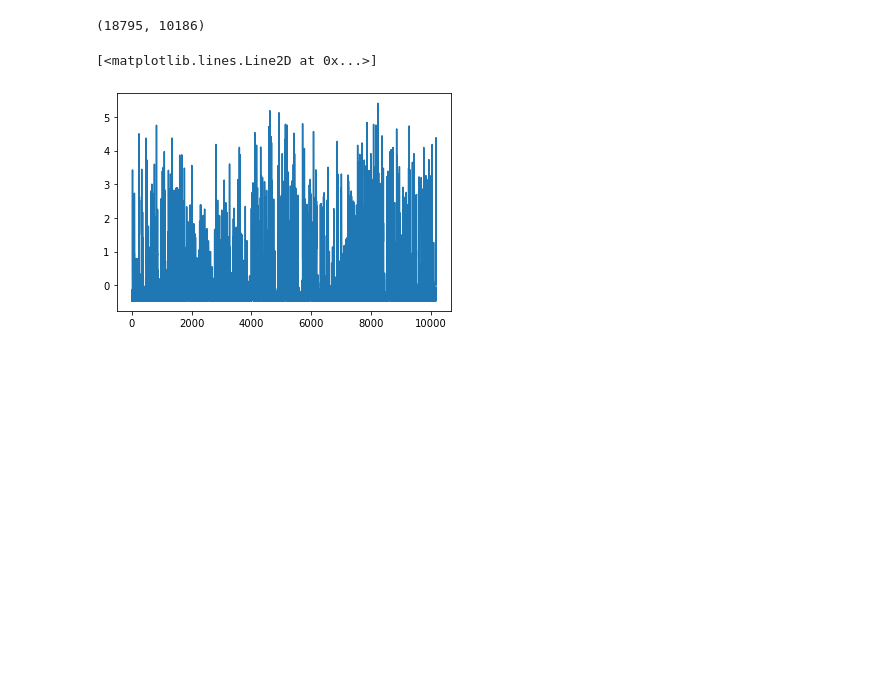
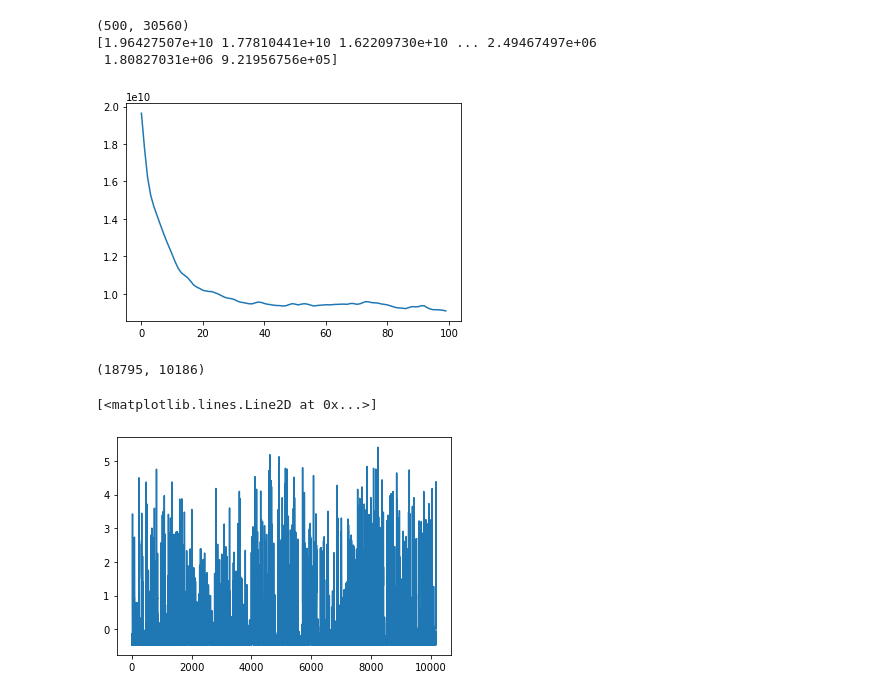
Before and after one commit to MouseLand/EnsemblePursuit, a Jupyter notebook: Visualizations/Behavior_draft.ipynb, the cells around one changed output. Drawn from its saved outputs; the diff is of its cells as text; code cells hidden in the pictures; blank space fills up the shorter version.

```diff
--- a/Visualizations/Behavior_draft.ipynb
+++ b/Visualizations/Behavior_draft.ipynb
@@ -44,6 +44,19 @@ S = stats.zscore(S, axis=1) # z-score the neural activity before doing anything
 proc = np.load(os.path.join(root, 'cam1_TX39_2019_05_31_1_proc_resampled.npy'), allow_pickle=True).item()
 motSVD = proc['motSVD'][:,iframe+dt]
 parea = proc['pupil']['area'][0][iframe+dt].copy()
+# %%
+print(motSVD.shape)
+def autocorr(x):
+    result = np.correlate(x, x, mode='full')
+    return result[result.size // 2:]
+autocorr=autocorr(motSVD[0,:])
+plt.plot(autocorr[0:100])
+print(autocorr)
+# %% [output]
+(500, 30560)
+[1.96427507e+10 1.77810441e+10 1.62209730e+10 ... 2.49467497e+06
+ 1.80827031e+06 9.21956756e+05]
+[figure, added]
 # %%
 # bin data
 tbin = 3.0
```
